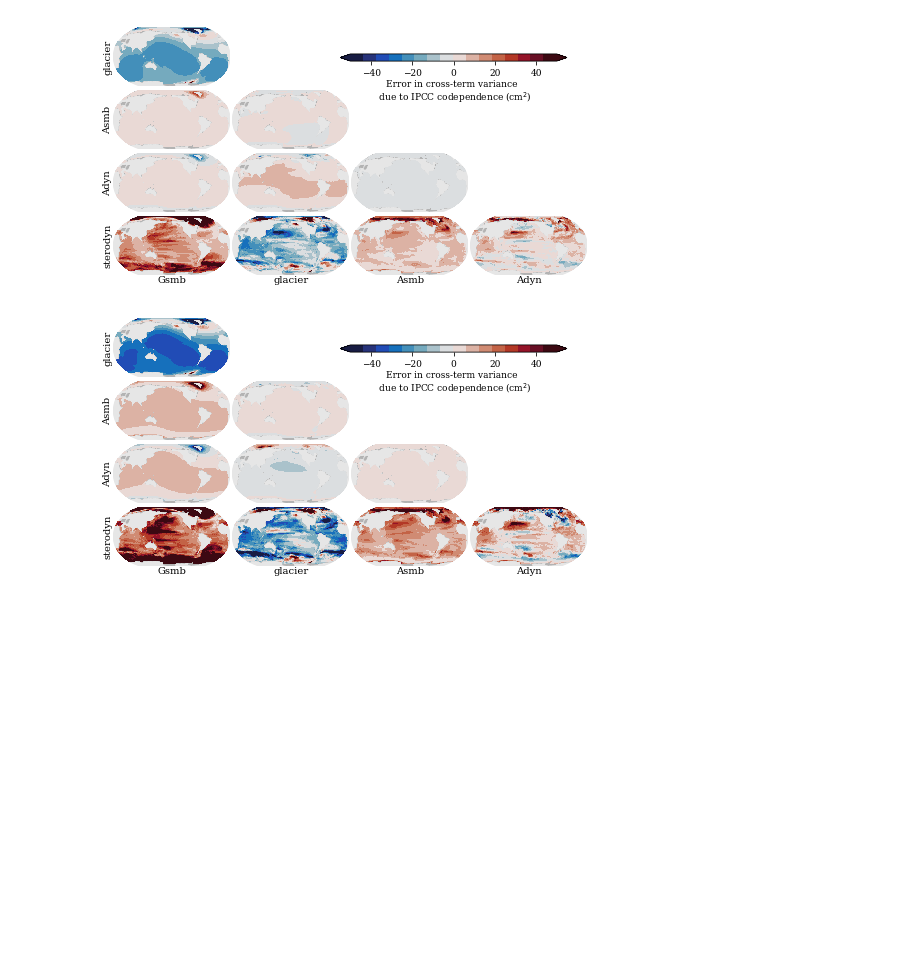
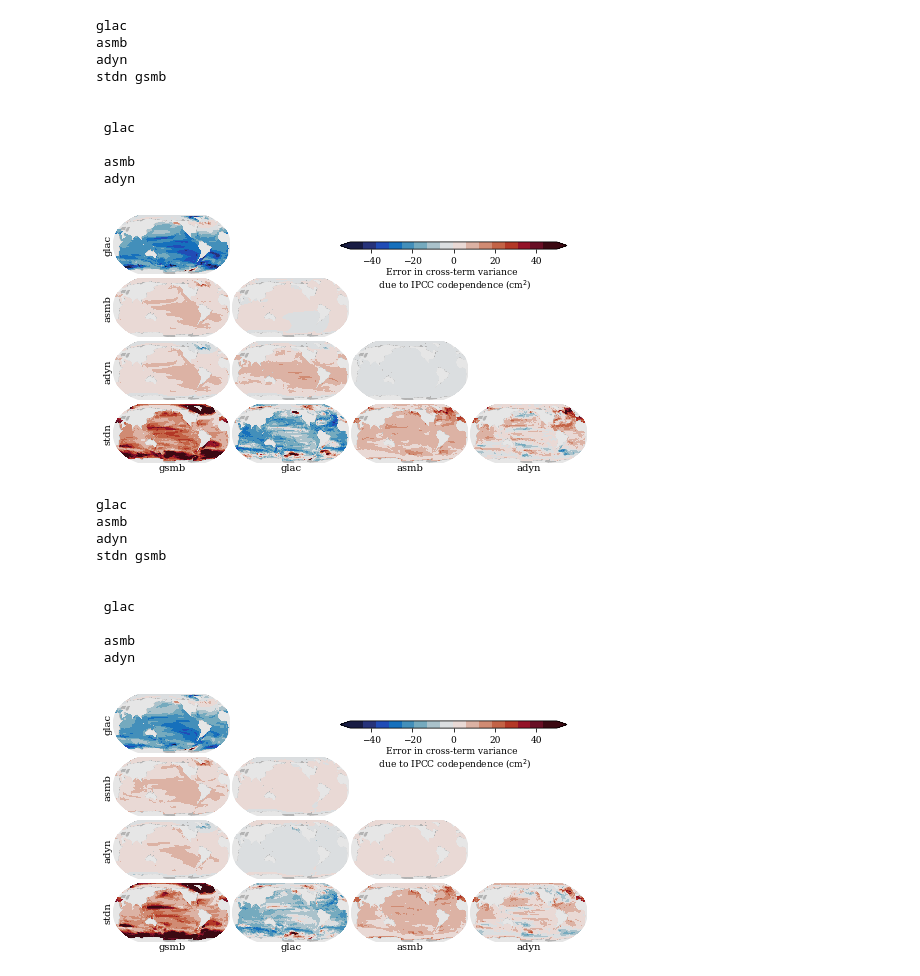
Before and after one commit to erwinlambert/codependence, a Jupyter notebook: plotcode/draftplot_varerr.ipynb, the cells around one changed output. Drawn from its saved outputs; the diff is of its cells as text; code cells hidden in the pictures; blank space fills up the shorter version.

```diff
--- a/plotcode/draftplot_varerr.ipynb
+++ b/plotcode/draftplot_varerr.ipynb
@@ -116,7 +116,7 @@ def plot_cov(n,var1,var2,scov,ylab='',xlab=''):
     ax = fig.add_subplot(4,4,n,projection=ccrs.Robinson(central_longitude=200))
 
     verr[np.isnan(slr_md)] = np.nan
-    im = ax.pcolormesh(lon,lat,verr,transform=ccrs.PlateCarree(),vmin=-50,vmax=50,cmap=cmap)
+    im = ax.pcolormesh(lon,lat,100.*(verr)/mms,transform=ccrs.PlateCarree(),vmin=-50,vmax=50,cmap=cmap)
 
     ax.text(-.01,.5,ylab,transform=ax.transAxes,rotation='vertical',va='bottom',ha='center',rotation_mode='anchor')
     ax.text(.5,-.01,xlab,transform=ax.transAxes,va='top',ha='center')
@@ -125,37 +125,60 @@ def plot_cov(n,var1,var2,scov,ylab='',xlab=''):
     ax.add_feature(cfeature.LAND,color=cols['land'])
     ax.add_feature(cfeature.OCEAN,color=cols['ocean'])
     ax.outline_patch.set_visible(False)
+    print(ylab,xlab)
     return im
 # %%
 scens = ['rcp45','rcp85']
 
 for s,scen in enumerate(scens):
     stdn,adyn,asmb,gsmb,glac = get_vars(scen)
 
+    mms = np.nanvar(stdn+adyn+asmb+gsmb+glac,axis=0)
+
     fig = plt.figure()
 
-    im = plot_cov(1,glac,gsmb,0,ylab='glacier')
-    im = plot_cov(5,asmb,gsmb,1,ylab='Asmb')
-    im = plot_cov(9,adyn,gsmb,0,ylab='Adyn')
-    im = plot_cov(13,stdn,gsmb,1,ylab='sterodyn',xlab='Gsmb')
+    im = plot_cov(1,glac,gsmb,0,ylab='glac')
+    im = plot_cov(5,asmb,gsmb,1,ylab='asmb')
+    im = plot_cov(9,adyn,gsmb,0,ylab='adyn')
+    im = plot_cov(13,stdn,gsmb,1,ylab='stdn',xlab='gsmb')
     im = plot_cov(6,asmb,glac,0)
     im = plot_cov(10,adyn,glac,0)
-    im = plot_cov(14,stdn,glac,0,xlab='glacier')
+    im = plot_cov(14,stdn,glac,0,xlab='glac')
     im = plot_cov(11,adyn,asmb,0)
-    im = plot_cov(15,stdn,asmb,1,xlab='Asmb')
-    im = plot_cov(16,stdn,adyn,0,xlab='Adyn')
+    im = plot_cov(15,stdn,asmb,1,xlab='asmb')
+    im = plot_cov(16,stdn,adyn,0,xlab='adyn')
 
 
     cax = fig.add_axes([.5,.8,.45,.02])
     cb = plt.colorbar(im,cax=cax,orientation='horizontal',extend='both')
     cb.set_label('Error in cross-term variance \n due to IPCC codependence (cm$^2$)')
 
     figname = f'draftplot_varerr_{scen}.png'
 
-    plt.savefig(f'../figures/{figname}',dpi=200)
-    plt.savefig(f'../../../writing/codependence/figures/{figname}')
+    plt.savefig(f'../figures/{figname}',dpi=600)
+    plt.savefig(f'../../../writing/codependence/figures/{figname}',dpi=600)
     plt.show()
     plt.close()
 # %% [output]
+glac
+asmb
+adyn
+stdn gsmb
+
+
+ glac
+
+ asmb
+ adyn
-[figure, old version]
+[figure, new version]
+glac
+asmb
+adyn
+stdn gsmb
+
+
+ glac
+
+ asmb
+ adyn
-[figure, old version]
+[figure, new version]
```
Also changed, not shown: 5 other files.
